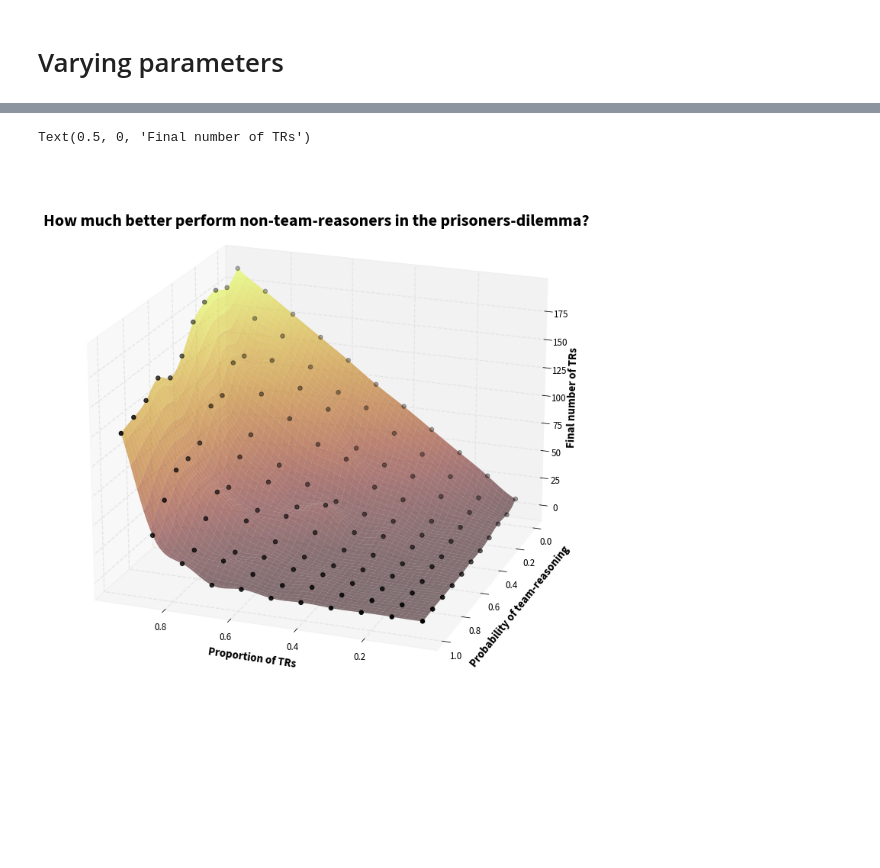
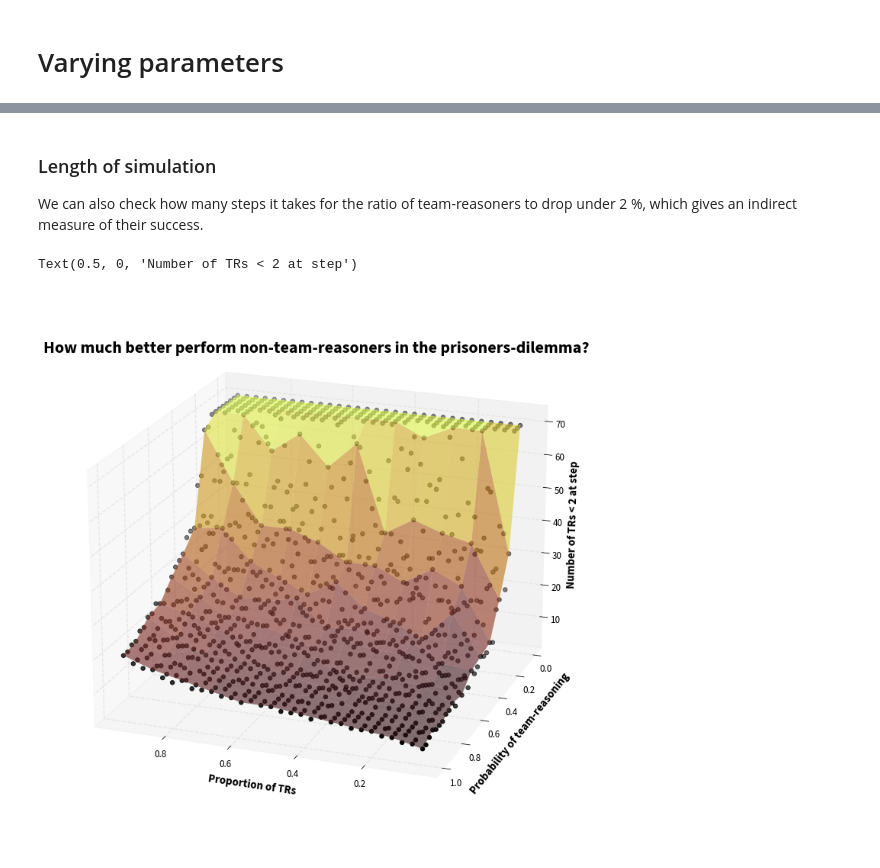
Before and after one commit to MNoichl/simple_teams, a Jupyter notebook: team_reasoning_in_prisoners_full_replacement_replicator_dyn.ipynb, the cells around one changed output, grey strips where cells are left out. Saved outputs shown, nothing was run; the diff lists cells and outputs as text; code cells hidden in the pictures; blank space fills up the shorter version.

```diff
--- a/team_reasoning_in_prisoners_full_replacement_replicator_dyn.ipynb
+++ b/team_reasoning_in_prisoners_full_replacement_replicator_dyn.ipynb
@@ -408,17 +423,18 @@ model_df
 # %%
 collected_results = []
 run_no = 0
-for proportion_of_team_reasoners in tqdm.tqdm_notebook(np.linspace(0.05, 0.95, 11)):
-    for probability_team_reasoning in tqdm.tqdm_notebook(np.linspace(0, 1, 11)):
+for proportion_of_team_reasoners in tqdm.tqdm_notebook(np.linspace(0.05, 0.95, 31)):
+    for probability_team_reasoning in tqdm.tqdm_notebook(np.linspace(0, 1, 31)):
 
         model = MyModel(
             proportion_team_reasoners=proportion_of_team_reasoners,
             n_agents=200,
             game=prisoners_dilemma,
             probability_team_reasoning=probability_team_reasoning,
+            utility_calculation="empirical_average",
         )
 
-        for t in range(100):
+        for t in range(70):
             try:
                 model.step()
             except:
@@ -453,6 +473,8 @@ grouped = pd.DataFrame(grouped).reset_index()
 display(grouped)
 grouped = grouped.groupby("run_no")
 
+
+# This seems like somewhat unprincipled code which ought to be cleaned up in the future.
 diff_frames = []
 for name, group in grouped:
     diff_frame =  pd.DataFrame(collected_frame[collected_frame["run_no"] == name].iloc[0]).T[
@@ -466,19 +488,14 @@ for name, group in grouped:
 
     diff_frame['amount_of_steps'] = np.max(collected_frame[collected_frame["run_no"] == name]['Step'])
     run_frame = pd.DataFrame(collected_frame[collected_frame["run_no"] == name])
-    final_step = run_frame[run_frame['Step'] == 9]
-    share_tr = len(final_step[final_step['team_reasoner'] ==True])
-    print(share_tr)
-    diff_frame['final_tr_share'] = share_tr
 
-
-#     print( pd.DataFragroup[group["team_reasoner"] == False].shape)
-#
-#     share = (
-#         len(group[group["team_reasoner"] == False]),len(group[group["team_reasoner"] == True])
-#     )
-#     print(share)
-#     display(pd.DataFrame(collected_frame[collected_frame["run_no"] == name].iloc[len(group)]))
+    share_team = []
+    for this_step in range(np.max(run_frame['Step'])):
+        final_step = run_frame[run_frame['Step'] == this_step]
+        share_tr = len(final_step[final_step['team_reasoner'] ==True])
+        share_team.append(share_tr)
+        drops_under_two = len([x>=2 for x in share_team])
+        diff_frame['drops_under_two'] = drops_under_two
 
     diff_frames.append(diff_frame)
 # %% [output]
@@ -579,37 +597,40 @@ Text(0.5, 0, 'Mean utility: non-TR - TR')
+# %% [markdown]
+### Length of simulation
+We can also check how many steps it takes for the ratio of team-reasoners to drop under 2 %, which gives an indirect measure of their success.
 # %%
 plt.style.use("opinions.mplstyle")
 fig = plt.figure(figsize=(10, 10))
 ax = axes3d.Axes3D(fig)
 ax.view_init(20,110)
 
 import cmocean
 
 
 spline = scipy.interpolate.Rbf(difference_frame["proportion_team_reasoners"],
     difference_frame["probability_team_reasoning"],
-    difference_frame["final_tr_share"],function='multiquadric')#,smooth=1)#, epsilon=2)
+    difference_frame["drops_under_two"])#,function='multiquadric')#,smooth=1)#, epsilon=2)
 
-x_grid = np.linspace(np.min(difference_frame["proportion_team_reasoners"]), np.max(difference_frame["proportion_team_reasoners"]),100)
-y_grid = np.linspace(np.min(difference_frame["probability_team_reasoning"]), np.max(difference_frame["probability_team_reasoning"]),100)
+x_grid = np.linspace(np.min(difference_frame["proportion_team_reasoners"]), np.max(difference_frame["proportion_team_reasoners"]),11)
+y_grid = np.linspace(np.min(difference_frame["probability_team_reasoning"]), np.max(difference_frame["probability_team_reasoning"]),11)
 B1, B2 = np.meshgrid(x_grid, y_grid, indexing='xy')
 Z = spline(B1,B2)
 
 ax.plot_surface(B1, B2, Z,alpha=.6,cmap=cmocean.cm.solar)
 ax.scatter(
     difference_frame["proportion_team_reasoners"],
     difference_frame["probability_team_reasoning"],
-    difference_frame["final_tr_share"],
+    difference_frame["drops_under_two"],
     s=30,c='black'#,alpha= 1
 )
 
 plt.title("How much better perform non-team-reasoners in the prisoners-dilemma?",y=.87)
 
 
 plt.xlabel("Proportion of TRs", labelpad=10)
 plt.ylabel("Probability of team-reasoning", labelpad=10)
-ax.set_zlabel("Final number of TRs")
+ax.set_zlabel("Number of TRs < 2 at step")
 # ax.invert_xaxis()
 # %% [output]
-Text(0.5, 0, 'Final number of TRs')
+Text(0.5, 0, 'Number of TRs < 2 at step')
-[figure, old version]
+[figure, new version]
 [interactive output not drawn]
```
Also changed, not shown: parts of 29 cells of this notebook.
